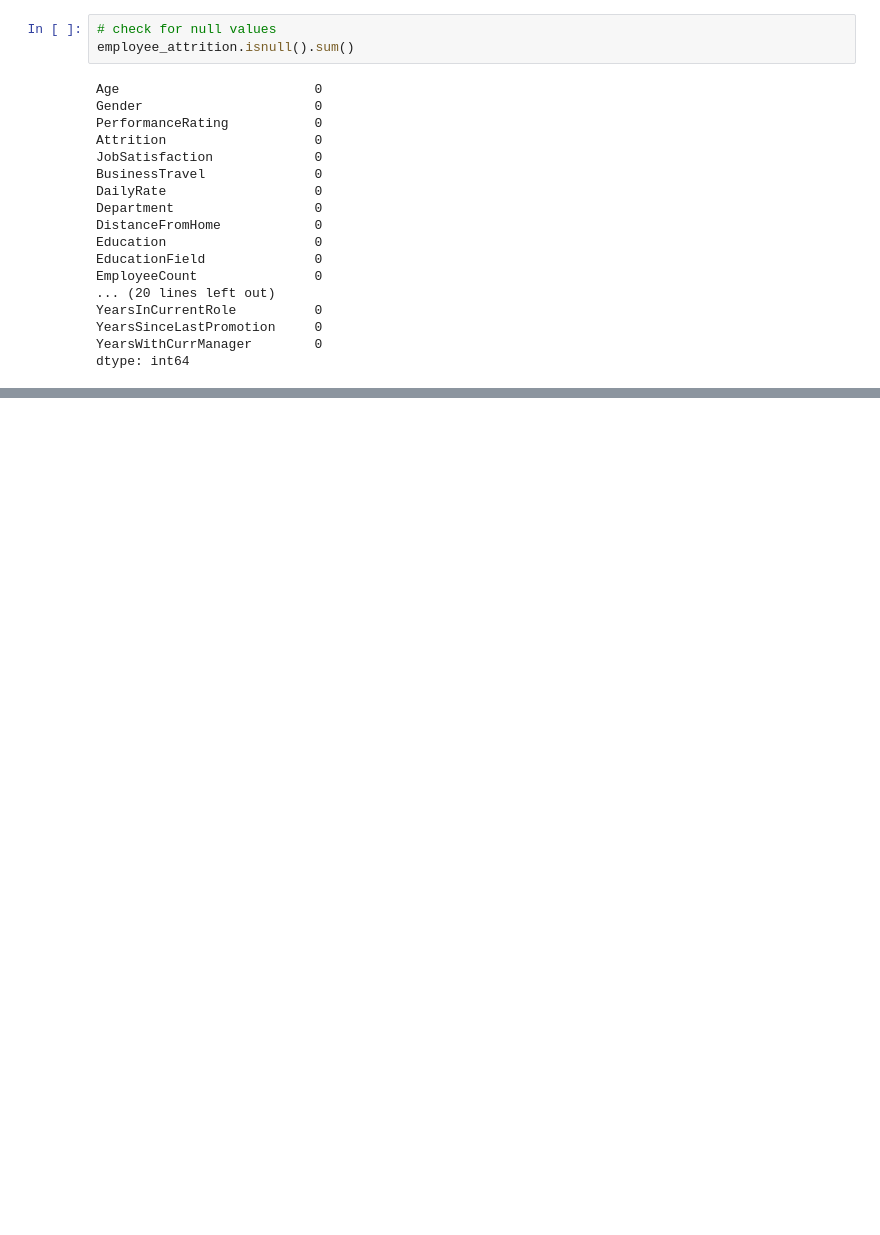
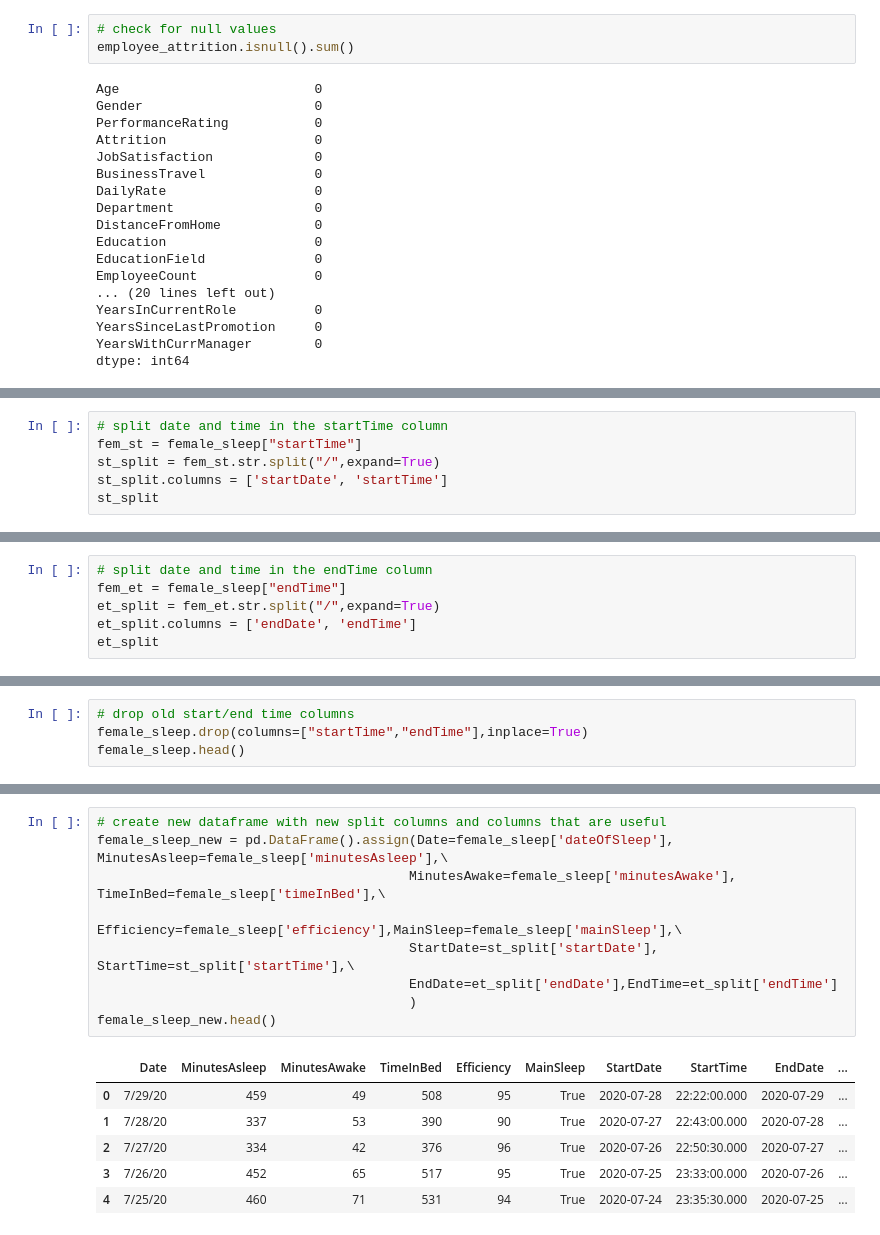
Before and after one commit to jbarkle/Exploratory-Analysis-of-Sleep-Data, a Jupyter notebook: performance_jb.ipynb, the cells around one changed output, grey strips where cells are left out. Drawn from its saved outputs; the diff is of its cells as text; blank space fills up the shorter version.

```diff
--- a/performance_jb.ipynb
+++ b/performance_jb.ipynb
@@ -141,0 +311,6 @@ employee_attrition.head()
+# %%
+# split date and time in the startTime column
+fem_st = female_sleep["startTime"]
+st_split = fem_st.str.split("/",expand=True)
+st_split.columns = ['startDate', 'startTime']
+st_split
@@ -141,0 +331,6 @@ employee_attrition.head()
+# %%
+# split date and time in the endTime column
+fem_et = female_sleep["endTime"]
+et_split = fem_et.str.split("/",expand=True)
+et_split.columns = ['endDate', 'endTime']
+et_split
@@ -141,0 +370,4 @@ employee_attrition.head()
+# %%
+# drop old start/end time columns
+female_sleep.drop(columns=["startTime","endTime"],inplace=True)
+female_sleep.head()
@@ -141,0 +381,16 @@ employee_attrition.head()
+# %%
+# create new dataframe with new split columns and columns that are useful
+female_sleep_new = pd.DataFrame().assign(Date=female_sleep['dateOfSleep'], MinutesAsleep=female_sleep['minutesAsleep'],\
+                                        MinutesAwake=female_sleep['minutesAwake'], TimeInBed=female_sleep['timeInBed'],\
+                                        Efficiency=female_sleep['efficiency'],MainSleep=female_sleep['mainSleep'],\
+                                        StartDate=st_split['startDate'], StartTime=st_split['startTime'],\
+                                        EndDate=et_split['endDate'],EndTime=et_split['endTime']
+                                        )
+female_sleep_new.head()
+# %% [output]
+|  | Date | MinutesAsleep | MinutesAwake | TimeInBed | Efficiency | MainSleep | StartDate | StartTime | EndDate | ... |
+| 0 | 7/29/20 | 459 | 49 | 508 | 95 | True | 2020-07-28 | 22:22:00.000 | 2020-07-29 | ... |
+| 1 | 7/28/20 | 337 | 53 | 390 | 90 | True | 2020-07-27 | 22:43:00.000 | 2020-07-28 | ... |
+| 2 | 7/27/20 | 334 | 42 | 376 | 96 | True | 2020-07-26 | 22:50:30.000 | 2020-07-27 | ... |
+| 3 | 7/26/20 | 452 | 65 | 517 | 95 | True | 2020-07-25 | 23:33:00.000 | 2020-07-26 | ... |
+| 4 | 7/25/20 | 460 | 71 | 531 | 94 | True | 2020-07-24 | 23:35:30.000 | 2020-07-25 | ... |
```
Also changed, not shown: parts of 31 cells of this notebook.
